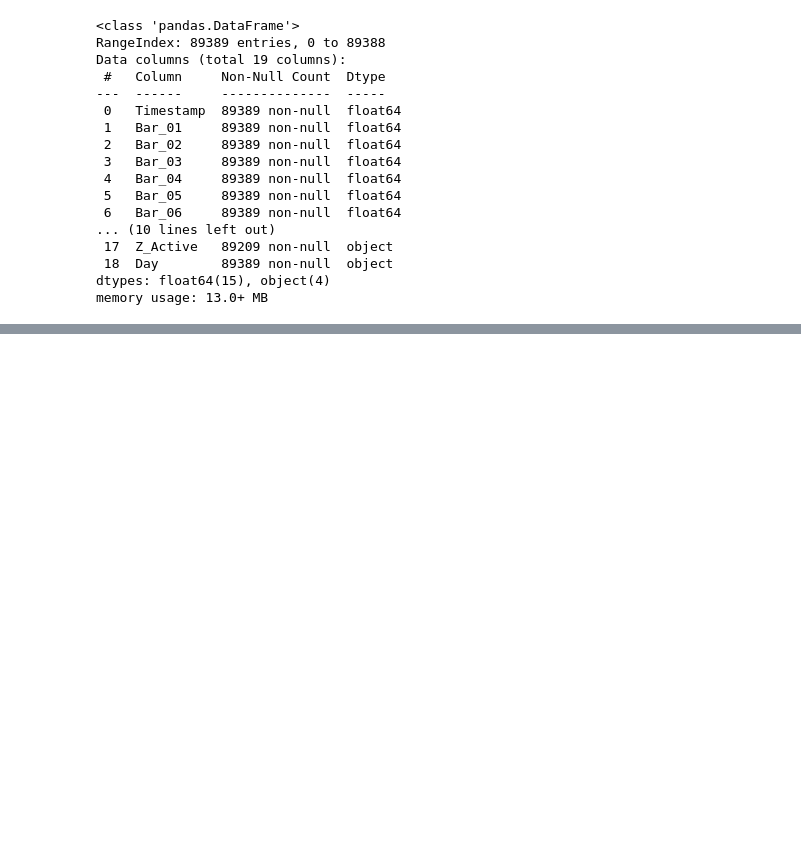
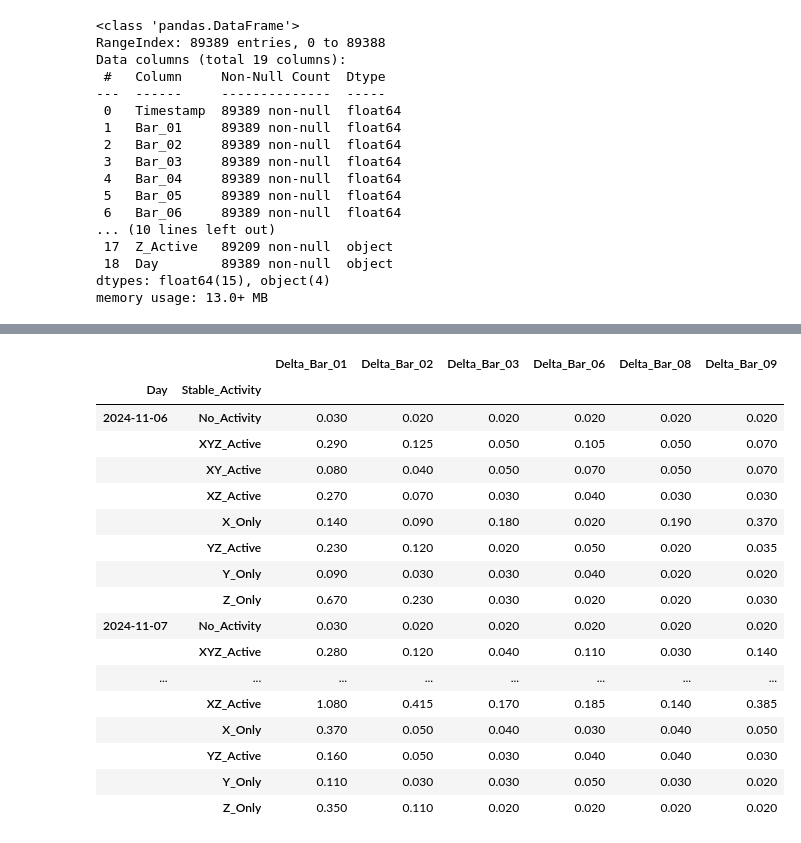
Before and after one commit to mochilooo/cnc-machine-thermal-analysis, a Jupyter notebook: src/main.ipynb, the cells around one changed output, grey strips where cells are left out. Cells and saved outputs as stored; diff of their text form; code cells hidden in the pictures; blank space fills up the shorter version.

```diff
--- a/src/main.ipynb
+++ b/src/main.ipynb
@@ -4379,0 +5005,20 @@ memory usage: 13.0+ MB
+# %%
+# Comparar la magnitud media de los cambios IDS
+# por jornada y estado de actividad
+
+sensores_interes = [
+    "Delta_Bar_01",
+    "Delta_Bar_02",
+    "Delta_Bar_03",
+    "Delta_Bar_06",
+    "Delta_Bar_08",
+    "Delta_Bar_09"
+]
+
+comparacion_diaria_h4 = (
+    datos_principales
+    .groupby(["Day", "Stable_Activity"])[sensores_interes]
+    .apply(lambda grupo: grupo.abs().mean())
+)
+
+comparacion_diaria_h4.round(4)
@@ -4379,0 +5201,45 @@ memory usage: 13.0+ MB
+# %%
+# Estados de actividad que queremos comparar
+estados_h4_completos = [
+    "No_Activity",
+    "X_Only",
+    "Y_Only",
+    "Z_Only",
+    "XY_Active",
+    "XZ_Active",
+    "YZ_Active",
+    "XYZ_Active"
+]
+
+# Filtrar los estados seleccionados
+datos_comparacion_final = datos_h4[
+    datos_h4["Stable_Activity"].isin(estados_h4_completos)
+].copy()
+
+# Calcular la mediana de los cambios absolutos
+comparacion_final_h4 = (
+    datos_comparacion_final
+    .groupby(["Day", "Stable_Activity"])[sensores_interes]
+    .apply(lambda grupo: grupo.abs().median())
+)
+
+comparacion_final_h4.round(3)
+# %% [output]
+|  |  | Delta_Bar_01 | Delta_Bar_02 | Delta_Bar_03 | Delta_Bar_06 | Delta_Bar_08 | Delta_Bar_09 |
+| Day | Stable_Activity |  |  |  |  |  |  |
+| 2024-11-06 | No_Activity | 0.030 | 0.020 | 0.020 | 0.020 | 0.020 | 0.020 |
+|  | XYZ_Active | 0.290 | 0.125 | 0.050 | 0.105 | 0.050 | 0.070 |
+|  | XY_Active | 0.080 | 0.040 | 0.050 | 0.070 | 0.050 | 0.070 |
+|  | XZ_Active | 0.270 | 0.070 | 0.030 | 0.040 | 0.030 | 0.030 |
+|  | X_Only | 0.140 | 0.090 | 0.180 | 0.020 | 0.190 | 0.370 |
+|  | YZ_Active | 0.230 | 0.120 | 0.020 | 0.050 | 0.020 | 0.035 |
+|  | Y_Only | 0.090 | 0.030 | 0.030 | 0.040 | 0.020 | 0.020 |
+|  | Z_Only | 0.670 | 0.230 | 0.030 | 0.020 | 0.020 | 0.030 |
+| 2024-11-07 | No_Activity | 0.030 | 0.020 | 0.020 | 0.020 | 0.020 | 0.020 |
+|  | XYZ_Active | 0.280 | 0.120 | 0.040 | 0.110 | 0.030 | 0.140 |
+| ... | ... | ... | ... | ... | ... | ... | ... |
+|  | XZ_Active | 1.080 | 0.415 | 0.170 | 0.185 | 0.140 | 0.385 |
+|  | X_Only | 0.370 | 0.050 | 0.040 | 0.030 | 0.040 | 0.050 |
+|  | YZ_Active | 0.160 | 0.050 | 0.030 | 0.040 | 0.040 | 0.030 |
+|  | Y_Only | 0.110 | 0.030 | 0.030 | 0.050 | 0.030 | 0.020 |
+|  | Z_Only | 0.350 | 0.110 | 0.020 | 0.020 | 0.020 | 0.020 |
```
Also changed, not shown: parts of 39 cells of this notebook.
